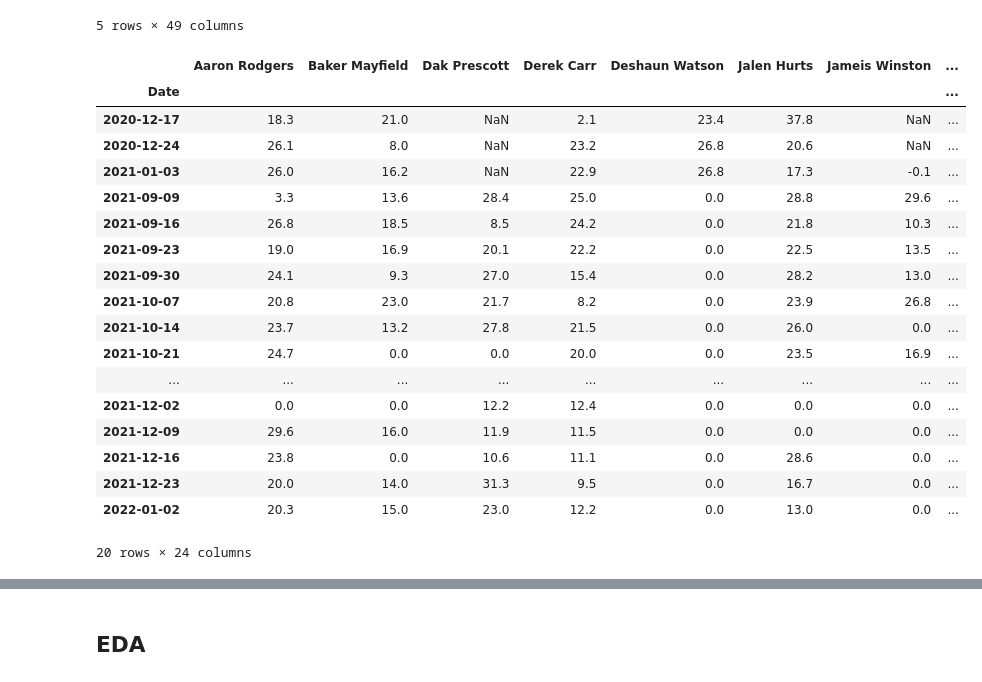
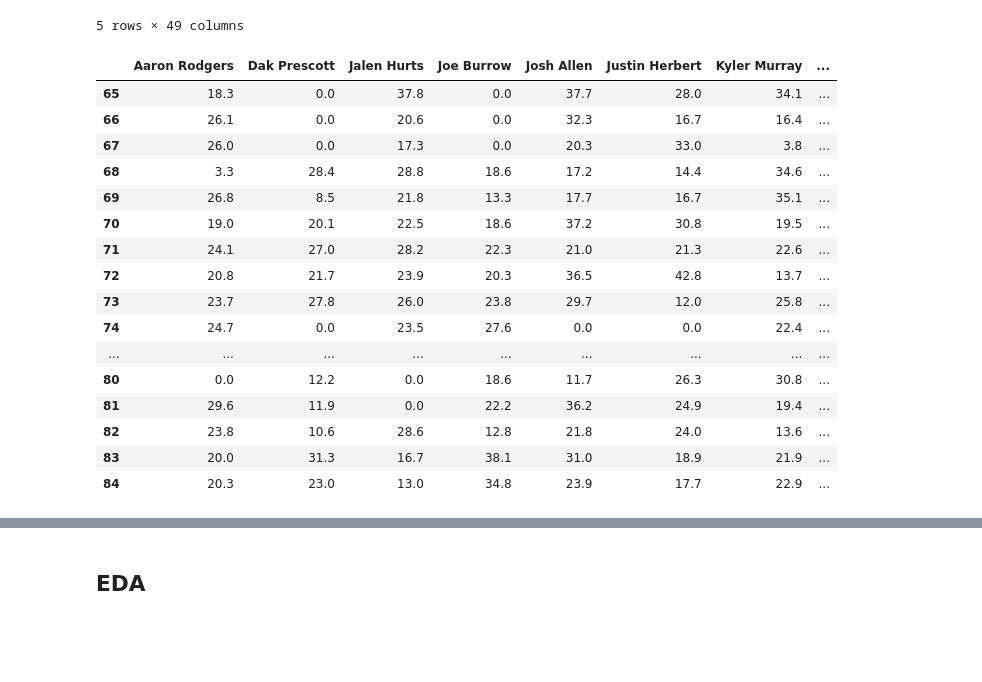
Before and after one commit to meljoy1099/fantasy-football-draft-analysis, a Jupyter notebook: notebook.ipynb, the cells around one changed output, grey strips where cells are left out. Drawn from its saved outputs; the diff is of its cells as text; code cells hidden in the pictures; blank space fills up the shorter version.

```diff
--- a/notebook.ipynb
+++ b/notebook.ipynb
@@ -54,39 +54,34 @@ player_df.head()
 5 rows × 49 columns
 # %%
 # load in player fantasy points time series
+
 wr_ts = pd.read_csv('data/wr_ts.csv')
-wr_ts['Date'] = pd.to_datetime(wr_ts['Unnamed: 0'])
-wr_ts = wr_ts.set_index('Date').drop('Unnamed: 0', axis=1)
+wr_ts = wr_ts.drop('Unnamed: 0', axis=1).fillna(0)
 
 qb_ts = pd.read_csv('data/qb_ts.csv')
-qb_ts['Date'] = pd.to_datetime(qb_ts['Unnamed: 0'])
-qb_ts = qb_ts.set_index('Date').drop('Unnamed: 0', axis=1)
+qb_ts = qb_ts.drop('Unnamed: 0', axis=1).fillna(0)
 
 rb_ts = pd.read_csv('data/rb_ts.csv')
-rb_ts['Date'] = pd.to_datetime(rb_ts['Unnamed: 0'])
-rb_ts = rb_ts.set_index('Date').drop('Unnamed: 0', axis=1)
+rb_ts = rb_ts.drop('Unnamed: 0', axis=1).fillna(0)
 
 te_ts = pd.read_csv('data/te_ts.csv')
-te_ts['Date'] = pd.to_datetime(te_ts['Unnamed: 0'])
-te_ts = te_ts.set_index('Date').drop('Unnamed: 0', axis=1)
+te_ts = te_ts.drop('Unnamed: 0', axis=1).fillna(0)
 qb_ts.tail(20)
 # %% [output]
-|  | Aaron Rodgers | Baker Mayfield | Dak Prescott | Derek Carr | Deshaun Watson | Jalen Hurts | Jameis Winston | ... |
-| Date |  |  |  |  |  |  |  | ... |
-| 2020-12-17 | 18.3 | 21.0 | NaN | 2.1 | 23.4 | 37.8 | NaN | ... |
-| 2020-12-24 | 26.1 | 8.0 | NaN | 23.2 | 26.8 | 20.6 | NaN | ... |
-| 2021-01-03 | 26.0 | 16.2 | NaN | 22.9 | 26.8 | 17.3 | -0.1 | ... |
-| 2021-09-09 | 3.3 | 13.6 | 28.4 | 25.0 | 0.0 | 28.8 | 29.6 | ... |
-| 2021-09-16 | 26.8 | 18.5 | 8.5 | 24.2 | 0.0 | 21.8 | 10.3 | ... |
-| 2021-09-23 | 19.0 | 16.9 | 20.1 | 22.2 | 0.0 | 22.5 | 13.5 | ... |
-| 2021-09-30 | 24.1 | 9.3 | 27.0 | 15.4 | 0.0 | 28.2 | 13.0 | ... |
-| 2021-10-07 | 20.8 | 23.0 | 21.7 | 8.2 | 0.0 | 23.9 | 26.8 | ... |
-| 2021-10-14 | 23.7 | 13.2 | 27.8 | 21.5 | 0.0 | 26.0 | 0.0 | ... |
-| 2021-10-21 | 24.7 | 0.0 | 0.0 | 20.0 | 0.0 | 23.5 | 16.9 | ... |
+|  | Aaron Rodgers | Dak Prescott | Jalen Hurts | Joe Burrow | Josh Allen | Justin Herbert | Kyler Murray | ... |
+| 65 | 18.3 | 0.0 | 37.8 | 0.0 | 37.7 | 28.0 | 34.1 | ... |
+| 66 | 26.1 | 0.0 | 20.6 | 0.0 | 32.3 | 16.7 | 16.4 | ... |
+| 67 | 26.0 | 0.0 | 17.3 | 0.0 | 20.3 | 33.0 | 3.8 | ... |
+| 68 | 3.3 | 28.4 | 28.8 | 18.6 | 17.2 | 14.4 | 34.6 | ... |
+| 69 | 26.8 | 8.5 | 21.8 | 13.3 | 17.7 | 16.7 | 35.1 | ... |
+| 70 | 19.0 | 20.1 | 22.5 | 18.6 | 37.2 | 30.8 | 19.5 | ... |
+| 71 | 24.1 | 27.0 | 28.2 | 22.3 | 21.0 | 21.3 | 22.6 | ... |
+| 72 | 20.8 | 21.7 | 23.9 | 20.3 | 36.5 | 42.8 | 13.7 | ... |
+| 73 | 23.7 | 27.8 | 26.0 | 23.8 | 29.7 | 12.0 | 25.8 | ... |
+| 74 | 24.7 | 0.0 | 23.5 | 27.6 | 0.0 | 0.0 | 22.4 | ... |
 | ... | ... | ... | ... | ... | ... | ... | ... | ... |
-| 2021-12-02 | 0.0 | 0.0 | 12.2 | 12.4 | 0.0 | 0.0 | 0.0 | ... |
-| 2021-12-09 | 29.6 | 16.0 | 11.9 | 11.5 | 0.0 | 0.0 | 0.0 | ... |
-| 2021-12-16 | 23.8 | 0.0 | 10.6 | 11.1 | 0.0 | 28.6 | 0.0 | ... |
-| 2021-12-23 | 20.0 | 14.0 | 31.3 | 9.5 | 0.0 | 16.7 | 0.0 | ... |
-| 2022-01-02 | 20.3 | 15.0 | 23.0 | 12.2 | 0.0 | 13.0 | 0.0 | ... |
+| 80 | 0.0 | 12.2 | 0.0 | 18.6 | 11.7 | 26.3 | 30.8 | ... |
+| 81 | 29.6 | 11.9 | 0.0 | 22.2 | 36.2 | 24.9 | 19.4 | ... |
+| 82 | 23.8 | 10.6 | 28.6 | 12.8 | 21.8 | 24.0 | 13.6 | ... |
+| 83 | 20.0 | 31.3 | 16.7 | 38.1 | 31.0 | 18.9 | 21.9 | ... |
+| 84 | 20.3 | 23.0 | 13.0 | 34.8 | 23.9 | 17.7 | 22.9 | ... |
-20 rows × 24 columns
```
Also changed, not shown: parts of 112 cells of this notebook, 52 other files.
